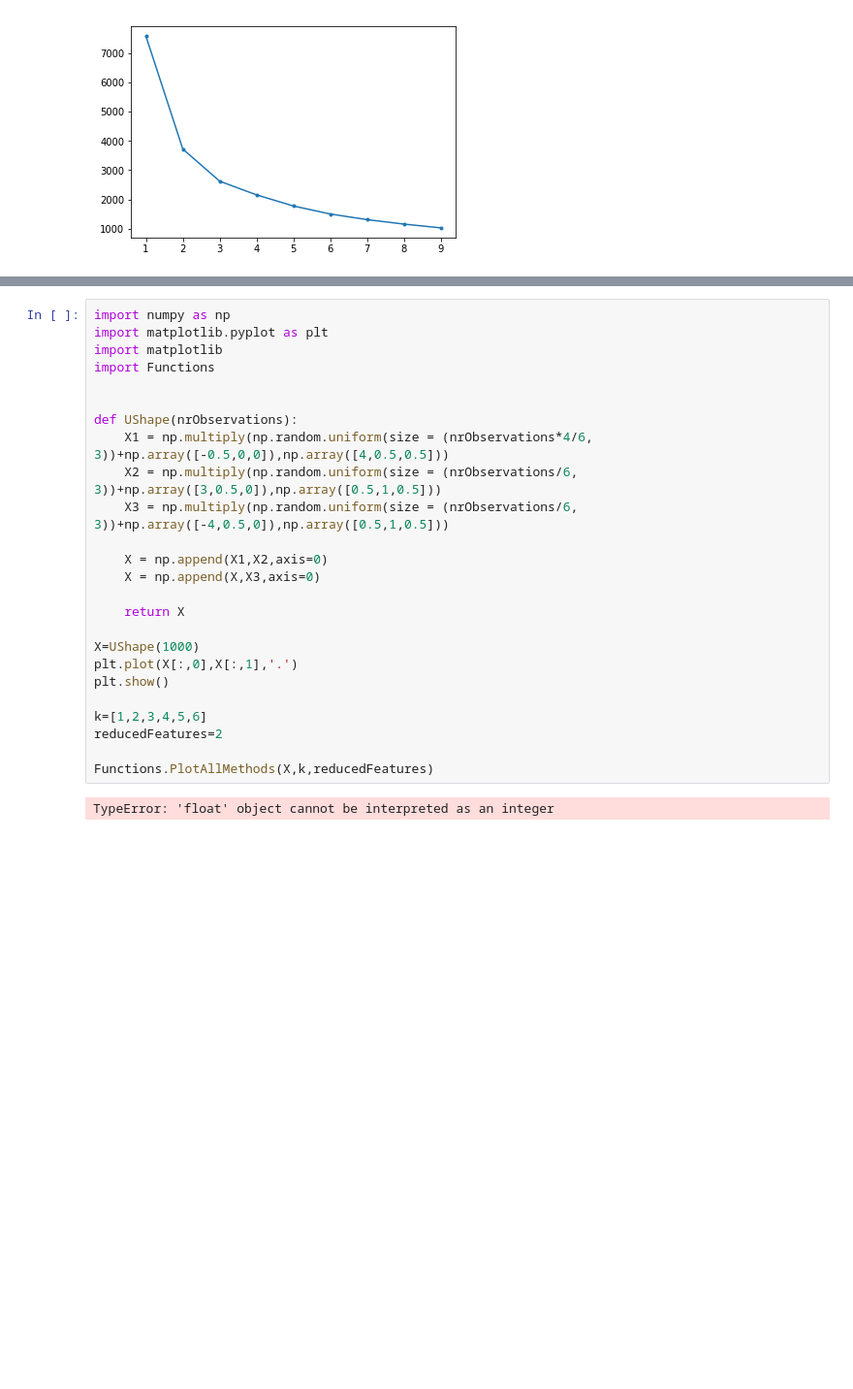
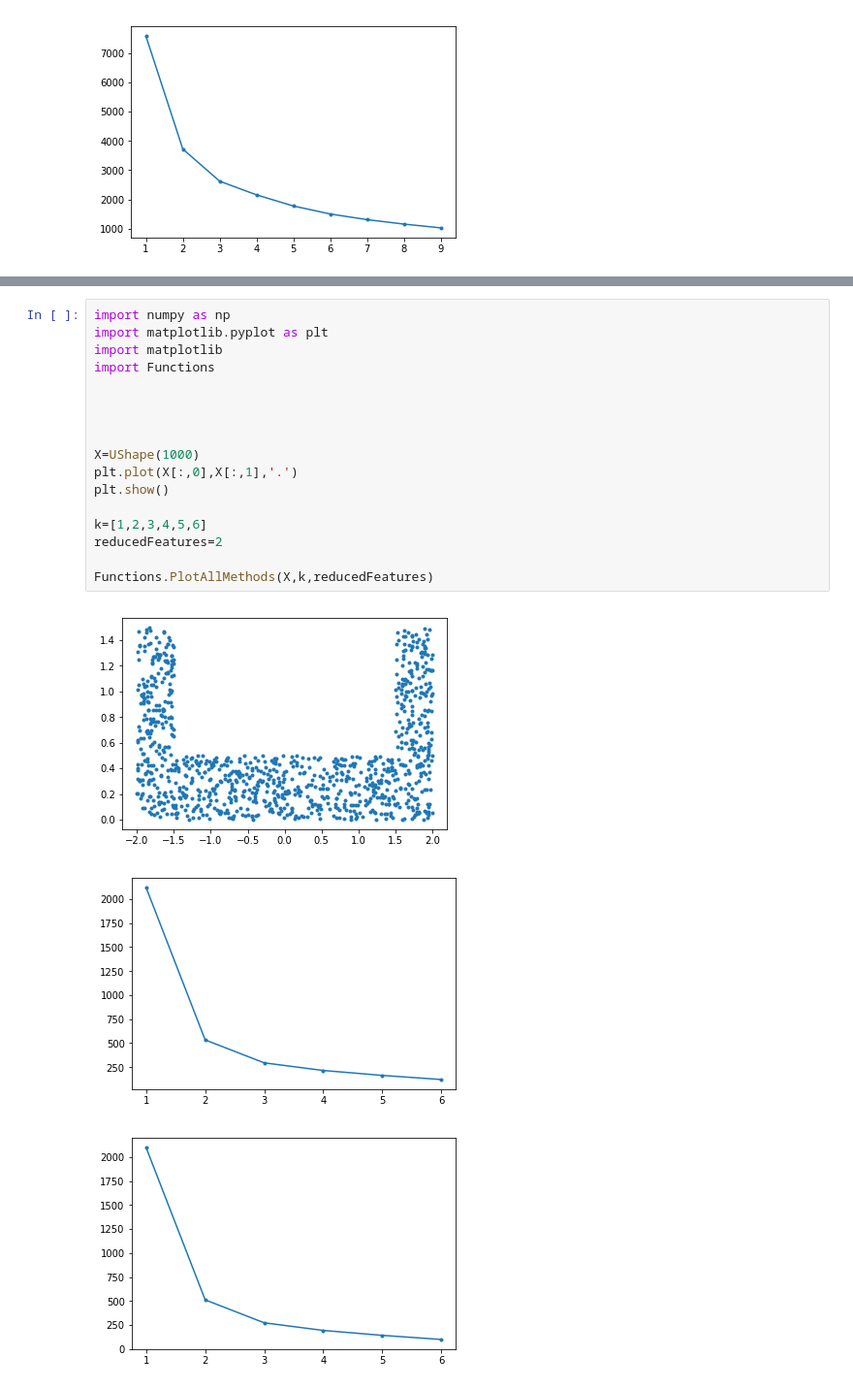
Before and after one commit to edforsberg/MME440_Project4, a Jupyter notebook: Viktor.ipynb, the cells around one changed output, grey strips where cells are left out. Shown: that part at 97% size. Drawn from its saved outputs; the diff is of its cells as text; blank space fills up the shorter version.

Commit message:
UShape in GenerateData

```diff
--- a/Viktor.ipynb
+++ b/Viktor.ipynb
@@ -177,27 +174,21 @@ Functions.PlotAllMethods(X,k,reducedFeatures)
 # %%
 import numpy as np
 import matplotlib.pyplot as plt
 import matplotlib
 import Functions
 
 
-def UShape(nrObservations):
-    X1 = np.multiply(np.random.uniform(size = (nrObservations*4/6, 3))+np.array([-0.5,0,0]),np.array([4,0.5,0.5]))
-    X2 = np.multiply(np.random.uniform(size = (nrObservations/6, 3))+np.array([3,0.5,0]),np.array([0.5,1,0.5]))
-    X3 = np.multiply(np.random.uniform(size = (nrObservations/6, 3))+np.array([-4,0.5,0]),np.array([0.5,1,0.5]))
 
-    X = np.append(X1,X2,axis=0)
-    X = np.append(X,X3,axis=0)
-
-    return X
 
 X=UShape(1000)
 plt.plot(X[:,0],X[:,1],'.')
 plt.show()
 
 k=[1,2,3,4,5,6]
 reducedFeatures=2
 
 Functions.PlotAllMethods(X,k,reducedFeatures)
 # %% [output]
-TypeError: 'float' object cannot be interpreted as an integer
+[figure, added]
+[figure, added]
+[figure, added]
```
Also changed, not shown: parts of 2 cells of this notebook, 1 other file.
